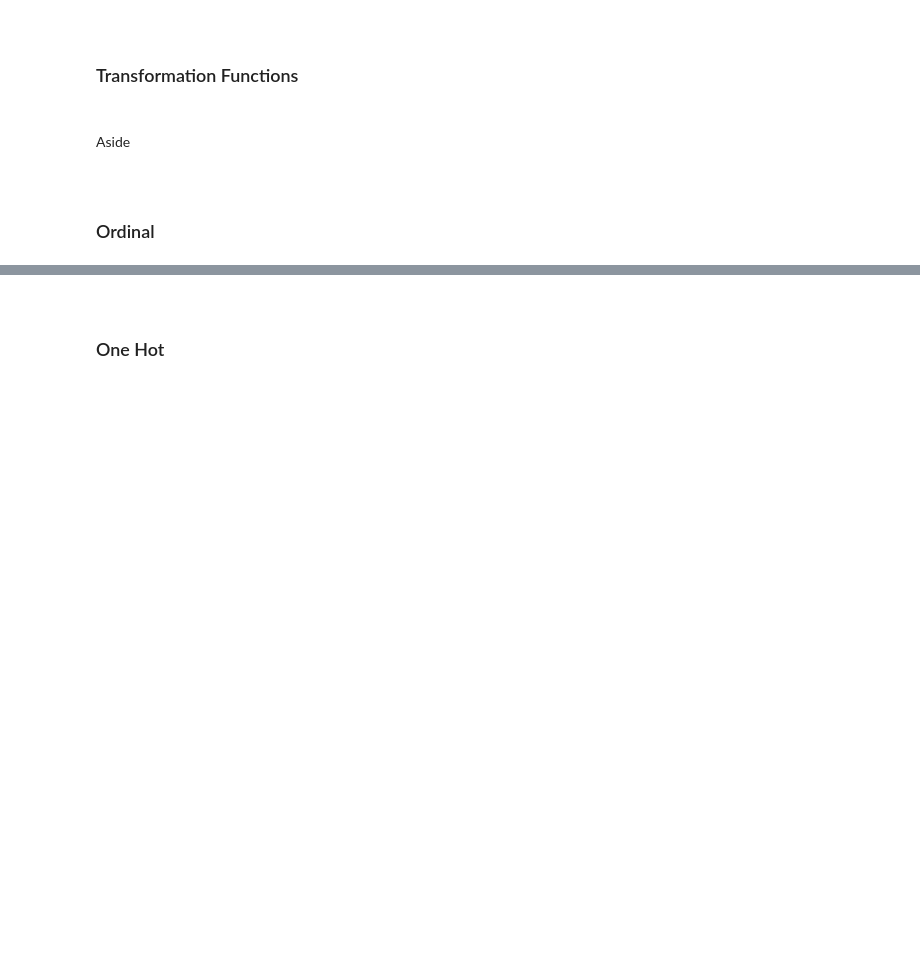
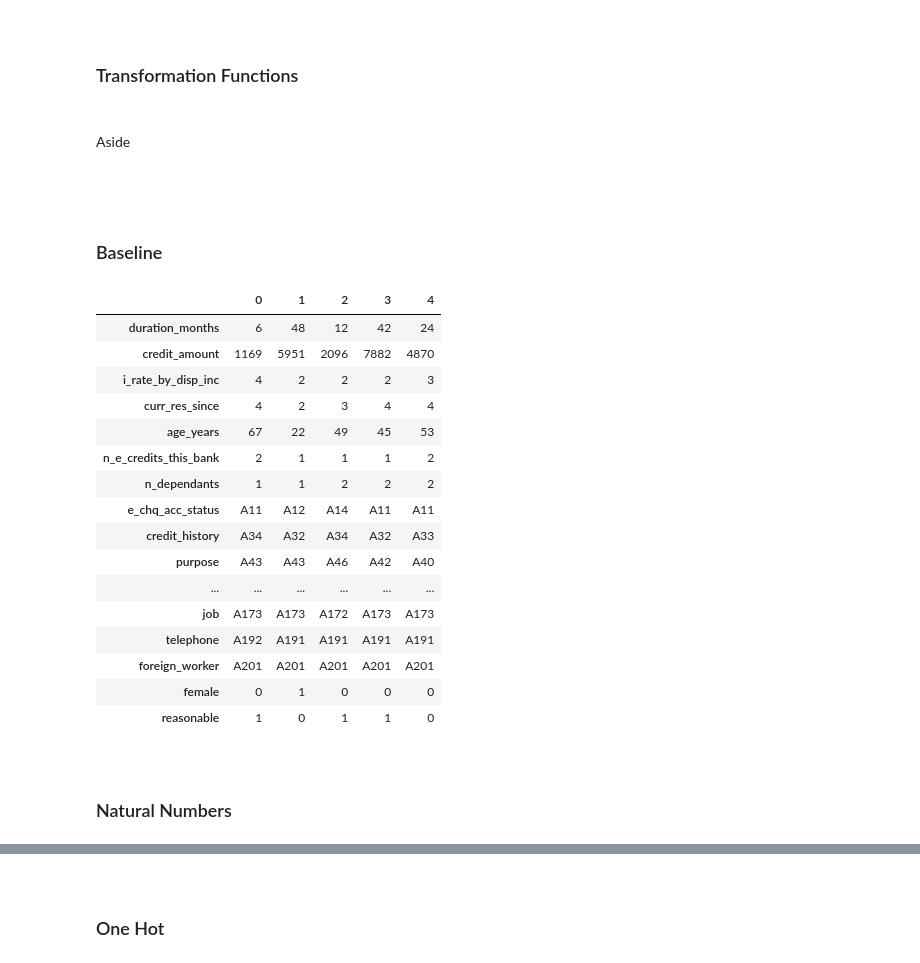
Before and after one commit to briefings/credit, a Jupyter notebook: notebooks/data.ipynb, the cells around one changed output, grey strips where cells are left out. Saved outputs shown, nothing was run; the diff lists cells and outputs as text; code cells hidden in the pictures; blank space fills up the shorter version.

```diff
--- a/notebooks/data.ipynb
+++ b/notebooks/data.ipynb
@@ -188,10 +188,10 @@ instances = data[categories.fields]
 # %%
 def sex(frame: pd.DataFrame):
 
-    # sex: 0 -> female, 1 -> male
+    # sex: 1 -> female, 0 -> male
     values: pd.Series = frame['sex_and_status'].copy().apply(
-        lambda x: 0 if (x == 'A92' or x == 'A95') else 1)
-    values.rename('sex', inplace=True)
+        lambda x: 1 if (x == 'A92' or x == 'A95') else 0)
+    values.rename('female', inplace=True)
 
     return values.to_frame()
 # %% [markdown]
@@ -202,5 +202,6 @@ Aside
 sex_ = sex(frame=data[['sex_and_status']])
 # %% [markdown]
 <br>
+<br>
 
-### Ordinal
+### Baseline
@@ -206,0 +210,2 @@ sex_ = sex(frame=data[['sex_and_status']])
+# %%
+baseline = pd.concat((numeric, originals, sex_, labels), axis=1)
@@ -207,3 +214,27 @@ sex_ = sex(frame=data[['sex_and_status']])
+# %%
+baseline.head().T
+# %% [output]
+|  | 0 | 1 | 2 | 3 | 4 |
+| duration_months | 6 | 48 | 12 | 42 | 24 |
+| credit_amount | 1169 | 5951 | 2096 | 7882 | 4870 |
+| i_rate_by_disp_inc | 4 | 2 | 2 | 2 | 3 |
+| curr_res_since | 4 | 2 | 3 | 4 | 4 |
+| age_years | 67 | 22 | 49 | 45 | 53 |
+| n_e_credits_this_bank | 2 | 1 | 1 | 1 | 2 |
+| n_dependants | 1 | 1 | 2 | 2 | 2 |
+| e_chq_acc_status | A11 | A12 | A14 | A11 | A11 |
+| credit_history | A34 | A32 | A34 | A32 | A33 |
+| purpose | A43 | A43 | A46 | A42 | A40 |
+| ... | ... | ... | ... | ... | ... |
+| job | A173 | A173 | A172 | A173 | A173 |
+| telephone | A192 | A191 | A191 | A191 | A191 |
+| foreign_worker | A201 | A201 | A201 | A201 | A201 |
+| female | 0 | 1 | 0 | 0 | 0 |
+| reasonable | 1 | 0 | 1 | 1 | 0 |
+# %% [markdown]
+<br>
+
+### Natural Numbers
 # %%
 enc = sklearn.preprocessing.OrdinalEncoder(categories=categories.arrays, dtype=np.int)
 ordinals_ = enc.fit_transform(X=instances)
```
Also changed, not shown: parts of 31 cells of this notebook.
